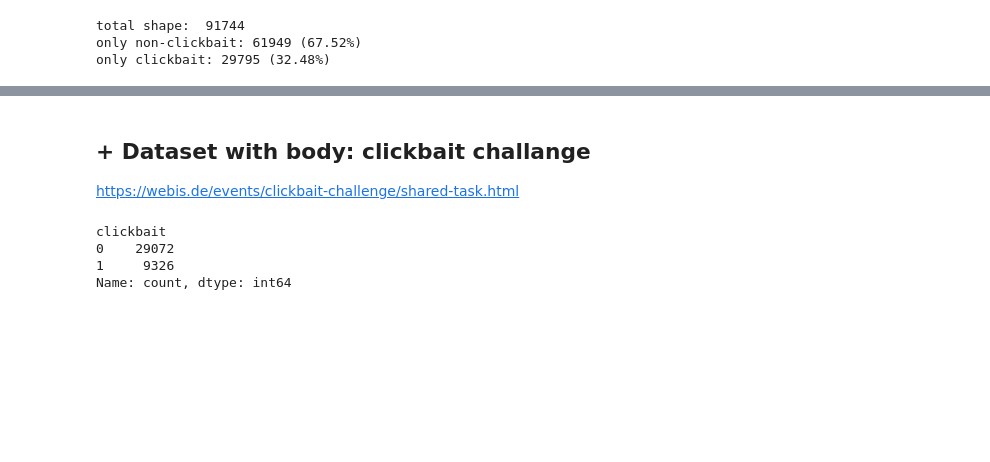
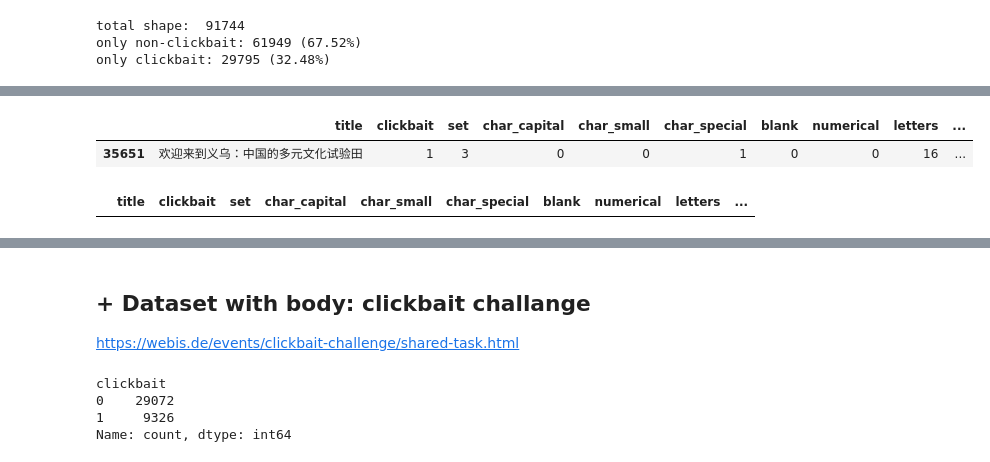
Before and after one commit to matkubita/ClickbaitDetectionThesis, a Jupyter notebook: notebooks/1-Getting-Data.ipynb, the cells around one changed output, grey strips where cells are left out. Drawn from its saved outputs; the diff is of its cells as text; code cells hidden in the pictures; blank space fills up the shorter version.

```diff
--- a/notebooks/1-Getting-Data.ipynb
+++ b/notebooks/1-Getting-Data.ipynb
@@ -511,3 +500,8 @@ With outliers:
 Without outliers:
 [figure]
 [figure]
+# %%
+df_merged[df_merged['title'].str.contains('到')]
+# %% [output]
+|  | title | clickbait | set | char_capital | char_small | char_special | blank | numerical | letters | ... |
+| 35651 | 欢迎来到义乌：中国的多元文化试验田 | 1 | 3 | 0 | 0 | 1 | 0 | 0 | 16 | ... |
@@ -514,3 +510,7 @@ Without outliers:
+# %%
+df_merged[df_merged['title'].str.contains('到')]
+# %% [output]
+|  | title | clickbait | set | char_capital | char_small | char_special | blank | numerical | letters | ... |
 # %%
 df_merged.to_csv("../data/merged_all_datasets.csv", index=False)
 # %%
```
Also changed, not shown: parts of 21 cells of this notebook, 7 other files.
